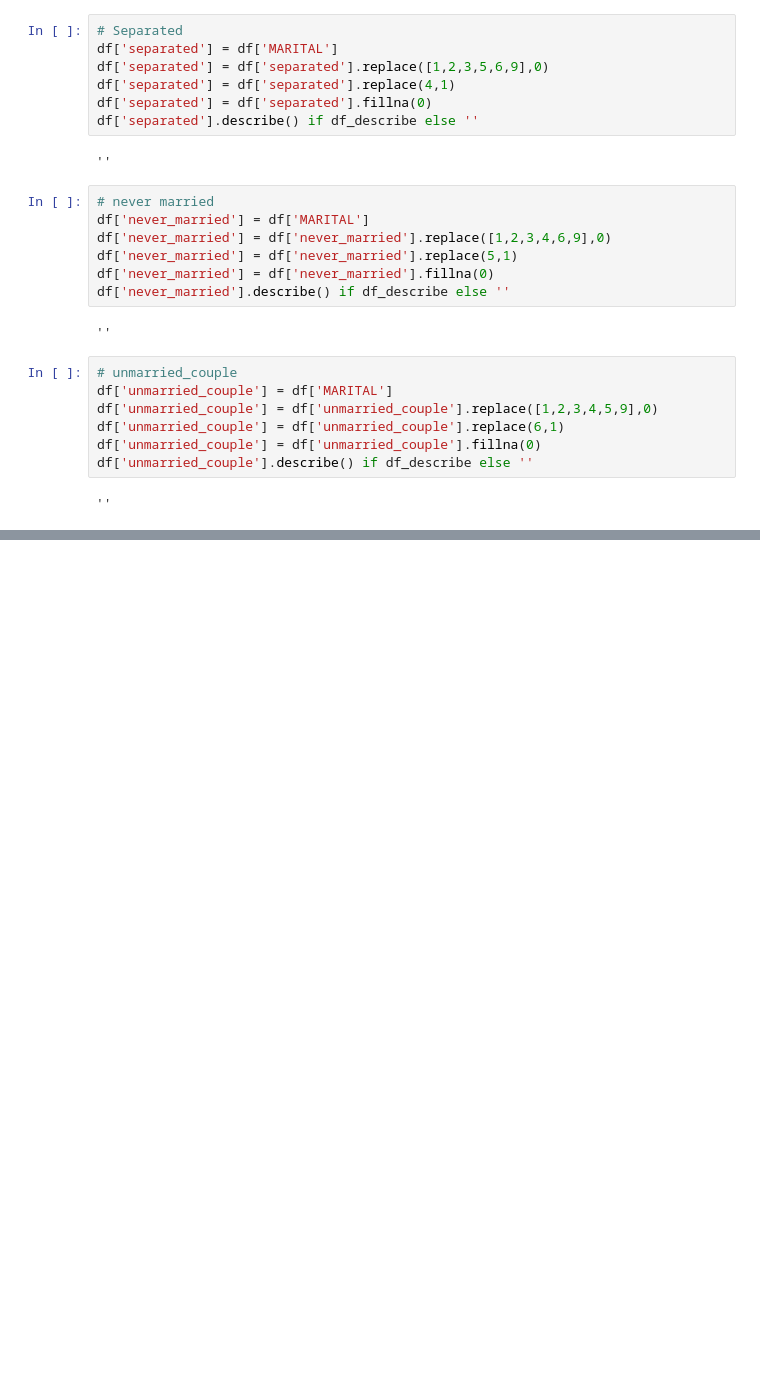
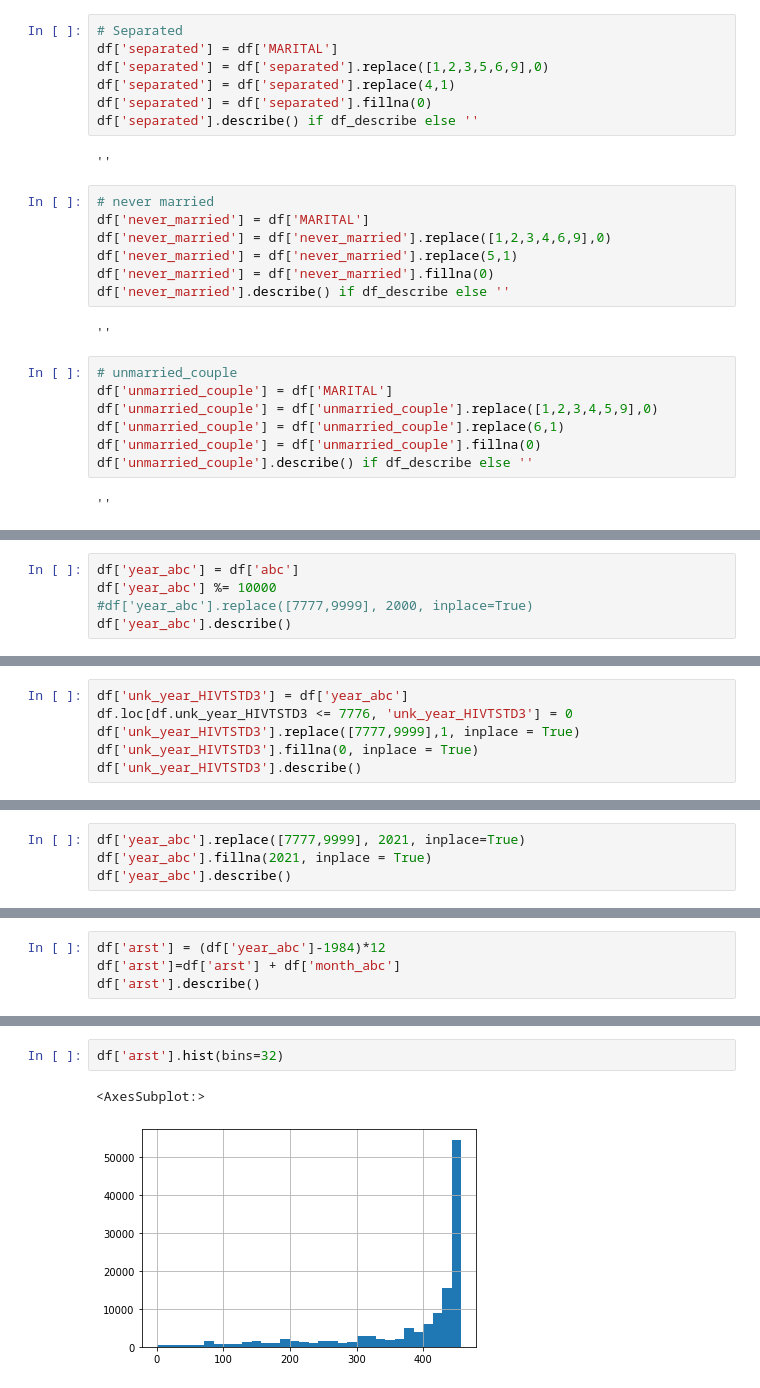
Before and after one commit to puhalskib/adv-p-health, a Jupyter notebook: data_clean.ipynb, the cells around one changed output, grey strips where cells are left out. Cells and saved outputs as stored; diff of their text form; blank space fills up the shorter version.

```diff
--- a/data_clean.ipynb
+++ b/data_clean.ipynb
@@ -1120,0 +1348,5 @@ Name: MAXDRNKS, dtype: float64
+# %%
+df['year_abc'] = df['abc']
+df['year_abc'] %= 10000
+#df['year_abc'].replace([7777,9999], 2000, inplace=True)
+df['year_abc'].describe()
@@ -1120,0 +1363,6 @@ Name: MAXDRNKS, dtype: float64
+# %%
+df['unk_year_HIVTSTD3'] = df['year_abc']
+df.loc[df.unk_year_HIVTSTD3 <= 7776, 'unk_year_HIVTSTD3'] = 0
+df['unk_year_HIVTSTD3'].replace([7777,9999],1, inplace = True)
+df['unk_year_HIVTSTD3'].fillna(0, inplace = True)
+df['unk_year_HIVTSTD3'].describe()
@@ -1120,0 +1379,4 @@ Name: MAXDRNKS, dtype: float64
+# %%
+df['year_abc'].replace([7777,9999], 2021, inplace=True)
+df['year_abc'].fillna(2021, inplace = True)
+df['year_abc'].describe()
@@ -1120,0 +1393,4 @@ Name: MAXDRNKS, dtype: float64
+# %%
+df['arst'] = (df['year_abc']-1984)*12
+df['arst']=df['arst'] + df['month_abc']
+df['arst'].describe()
@@ -1120,0 +1407,5 @@ Name: MAXDRNKS, dtype: float64
+# %%
+df['arst'].hist(bins=32)
+# %% [output]
+<AxesSubplot:>
+[figure, added]
```
Also changed, not shown: parts of 148 cells of this notebook.
